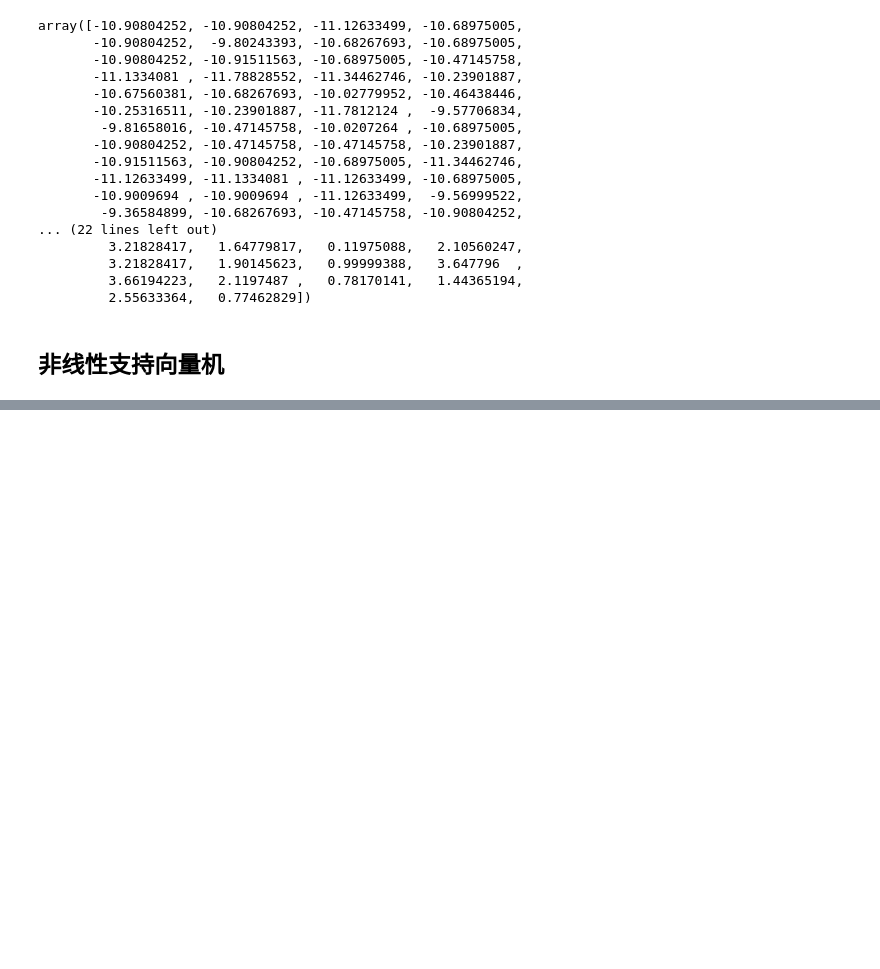
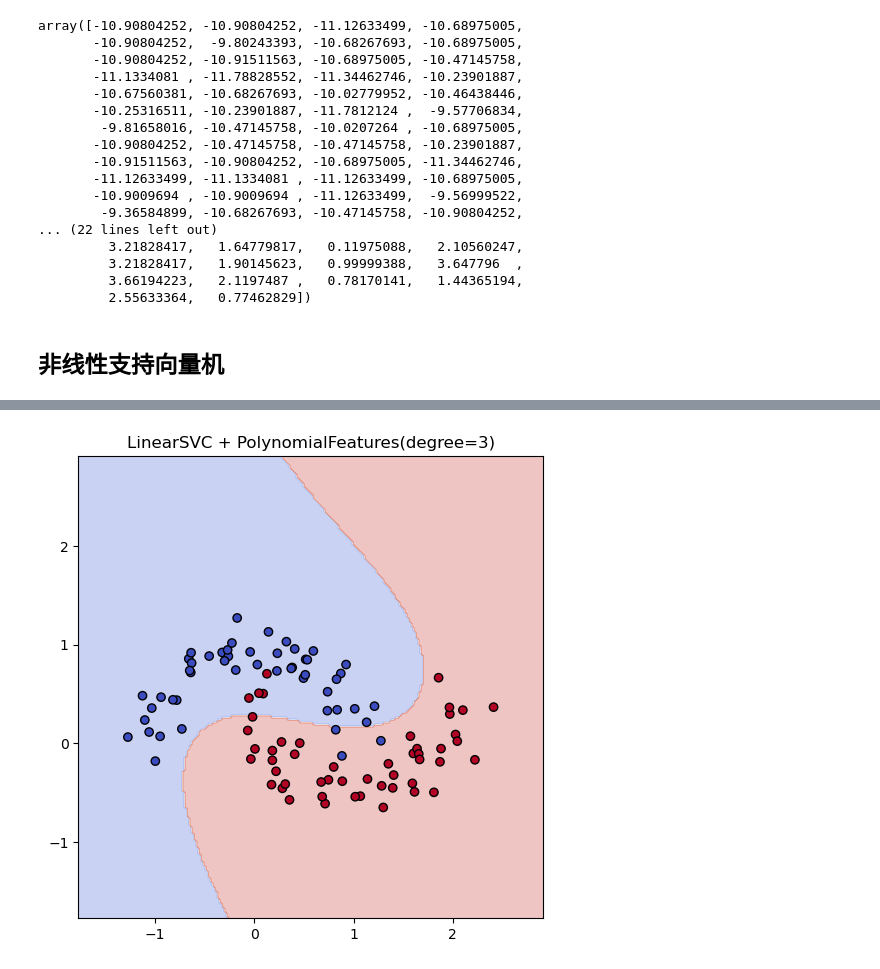
Before and after one commit to AshgardDev/homemade-machine-learning, a Jupyter notebook: homemade/svm/svm.ipynb, the cells around one changed output, grey strips where cells are left out. Cells and saved outputs as stored; diff of their text form; code cells hidden in the pictures; blank space fills up the shorter version.

```diff
--- a/homemade/svm/svm.ipynb
+++ b/homemade/svm/svm.ipynb
@@ -804,0 +860,30 @@ array([-10.90804252, -10.90804252, -11.12633499, -10.68975005,
+# %%
+from sklearn.preprocessing import PolynomialFeatures
+from sklearn.pipeline import Pipeline
+from sklearn.preprocessing import StandardScaler
+svc = SVC(kernel="linear", C=0.5)
+pipeline = Pipeline(
+    [('poly', PolynomialFeatures(degree=3)),
+     ('std', StandardScaler()),
+     ('svc', svc)
+     ]
+)
+pipeline.fit(X, y)
+
+def plot_decision_boundary(model, X, y):
+    xmin, xmax = X[:, 0].min() - .5, X[:, 0].max() + .5
+    ymin, ymax = X[:, 0].min() - .5, X[:, 0].max() + .5
+    x0s = np.linspace(xmin, xmax, 200)
+    x1s = np.linspace(ymin, ymax, 200)
+    x0, x1 = np.meshgrid(x0s, x1s)
+    X_grid = np.c_[x0.ravel(), x1.ravel()]
+    y_pred = model.predict(X_grid).reshape(x0.shape)
+    plt.contourf(x0, x1, y_pred, cmap='coolwarm', alpha=0.3)
+    plt.scatter(X[:, 0], X[:, 1], c=y, cmap='coolwarm', edgecolors='k')
+
+plt.figure(figsize=(6, 6))
+plt.title("LinearSVC + PolynomialFeatures(degree=3)")
+plot_decision_boundary(pipeline, X, y)
+plt.show()
+# %% [output]
+[figure, added]
```
Also changed, not shown: parts of 14 cells of this notebook, 2 other files.
